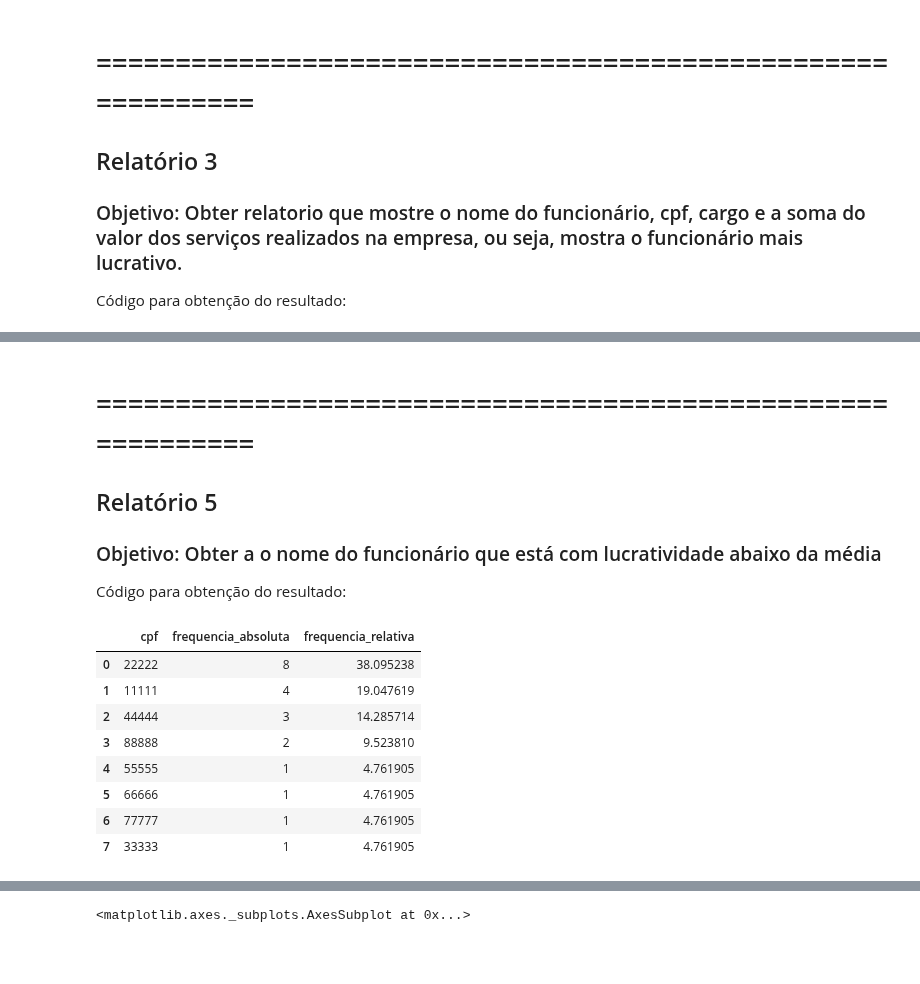
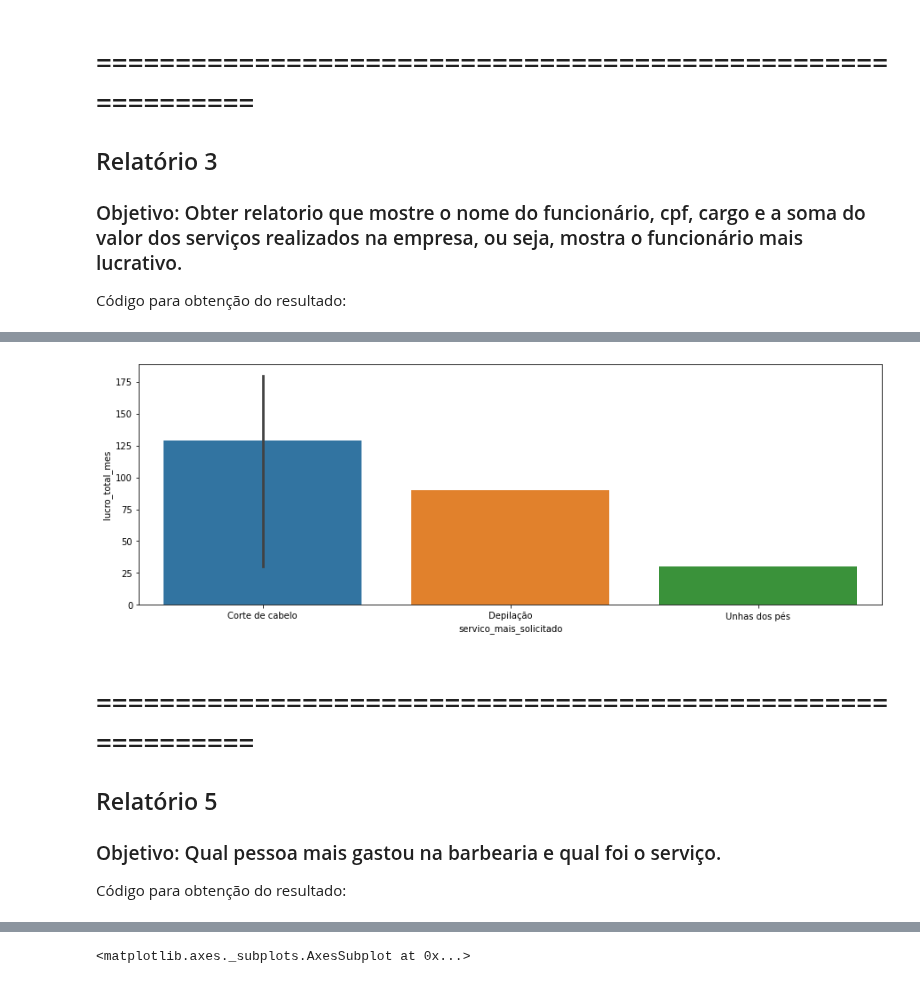
Before and after one commit to Julymusso/Template_Trab_BD1_2020, a Jupyter notebook: BD1_Relatorios_BarbeariaGourmet.ipynb, the cells around one changed output, grey strips where cells are left out. Saved outputs shown, nothing was run; the diff lists cells and outputs as text; code cells hidden in the pictures; blank space fills up the shorter version.

```diff
--- a/BD1_Relatorios_BarbeariaGourmet.ipynb
+++ b/BD1_Relatorios_BarbeariaGourmet.ipynb
@@ -157,0 +113,12 @@ sns.distplot(res['salario'], kde=True);
+# %%
+res = pd.read_sql_query("""SELECT servico.tipo_servico AS servico_mais_solicitado, ordem_servico.data AS ordem_de_servico,
+pessoa.nome AS funcionario_mais_lucrativo, SUM(servico.valor) AS lucro_total_mes, COUNT(servico.tipo_servico) AS quantidade_no_mes
+FROM pessoa AS pessoa
+JOIN funcionario AS funcionario ON (pessoa.id_pessoa = funcionario.fk_pessoa_id_pessoa)
+JOIN ordem_servico AS ordem_servico ON (ordem_servico.fk_pessoa_id_pessoa = pessoa.fk_endereco_id_endereco)
+JOIN funcionario_ordem_servico AS funcionario_ordem_servico ON (funcionario_ordem_servico.fk_funcionario_fk_pessoa_id_pessoa = ordem_servico.fk_pessoa_id_pessoa)
+JOIN ordem_servico_servico AS ordem_servico_servico ON (funcionario_ordem_servico.fk_funcionario_fk_pessoa_id_pessoa = ordem_servico_servico.fk_servico_id_servico)
+JOIN servico AS servico ON(servico.id_servico = ordem_servico_servico.fk_servico_id_servico)
+GROUP BY servico.tipo_servico, ordem_servico.data, pessoa.nome
+ORDER BY lucro_total_mes DESC """, conn)
+res
@@ -158,40 +132,10 @@ sns.distplot(res['salario'], kde=True);
+# %%
+plt.figure(figsize=(15,5));
+sns.barplot(x = 'servico_mais_solicitado', y = 'lucro_total_mes', data=res,);
+# %% [output]
+[figure, added]
 # %% [markdown]
 # ============================================================
 ## Relatório 5
-### Objetivo: Obter a o nome do funcionário que está com lucratividade abaixo da média
+### Objetivo: Qual pessoa mais gastou na barbearia e qual foi o serviço.
 Código para obtenção do resultado:
-# %%
-res = pd.read_sql_query("""
-                           WITH relatorio_completo AS (select * from  (select emp.rg, emp.nome, emp.salario, emp.cpf, emp.depto	, emp.rg_supervisor	, emp.salario	, emp.dat_ini_sal	,
-                  ep.codigo	, ep.rg_empregado	, ep.numero_projeto	, ep.horas,
-                  pro.numero	, pro.nome as nome_projeto	, pro.localizacao,
-                  depto.numero as num_depto,	depto.nome as nome_depto,	depto.rg_gerente,	hs.dat_ini_sal ini_hist,	hs.dat_fim_sal, hs.salario as salario_antigo,	dep.codigo as cod_dep,	rg_responsavel,	nome_dependente,	nascimento,	relacao,	sexo
-                      from empregado emp
-                      left join empregado_projeto  ep
-                            on (ep.rg_empregado = emp.rg)
-                            left join projeto pro
-                            on (ep.numero_projeto = pro.numero)
-                            left join departamento depto
-                            on (depto.numero = emp.depto)
-                            left join historico_salario hs
-                            on emp.rg=hs.rg
-                            left join dependente dep
-                            on emp.rg=dep.rg_responsavel) as rel_result)
-
-                            select cpf,
-				   count(cpf) as frequencia_absoluta,
-				   (count(cpf)*100 /(select count(*) from relatorio_completo)::float) as frequencia_relativa
-                             from relatorio_completo group by cpf
-                             order by frequencia_relativa desc
-                            """,conn)
-res
-# %% [output]
-|  | cpf | frequencia_absoluta | frequencia_relativa |
-| 0 | 22222 | 8 | 38.095238 |
-| 1 | 11111 | 4 | 19.047619 |
-| 2 | 44444 | 3 | 14.285714 |
-| 3 | 88888 | 2 | 9.523810 |
-| 4 | 55555 | 1 | 4.761905 |
-| 5 | 66666 | 1 | 4.761905 |
-| 6 | 77777 | 1 | 4.761905 |
-| 7 | 33333 | 1 | 4.761905 |
```
Also changed, not shown: parts of 13 cells of this notebook.
